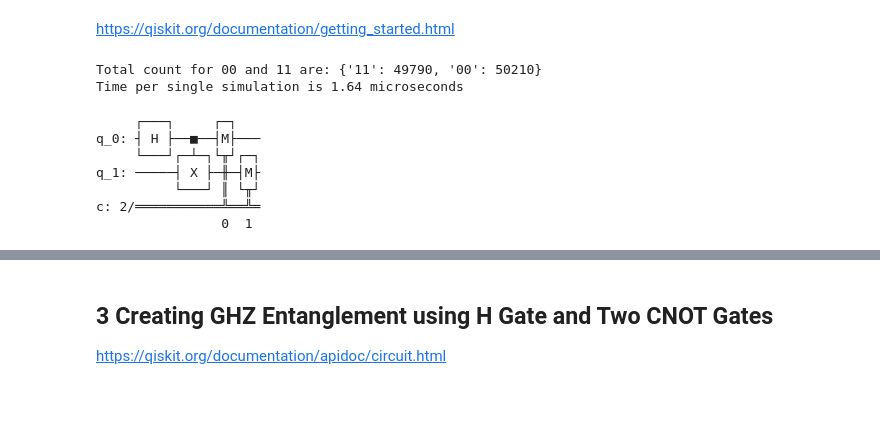
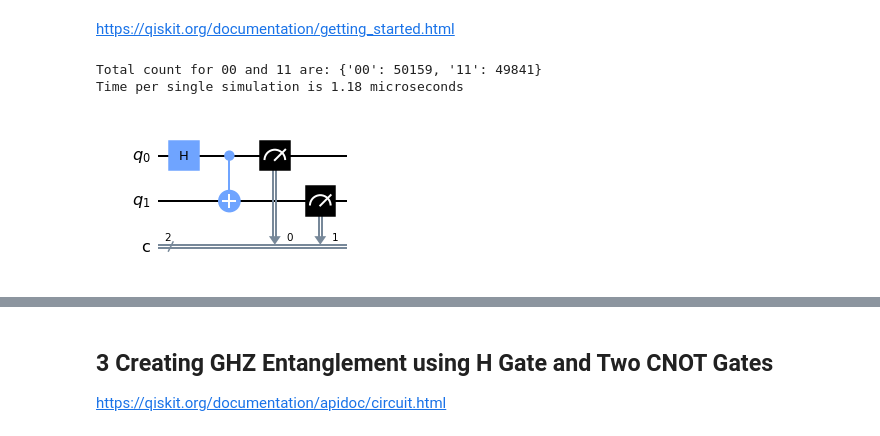
Before and after one commit to caitaozhan/testing, a Jupyter notebook: quantum/IBM-qiskit/hello_quantum_world.ipynb, the cells around one changed output, grey strips where cells are left out. Drawn from its saved outputs; the diff is of its cells as text; code cells hidden in the pictures; blank space fills up the shorter version.

```diff
--- a/quantum/IBM-qiskit/hello_quantum_world.ipynb
+++ b/quantum/IBM-qiskit/hello_quantum_world.ipynb
@@ -75,31 +68,25 @@ https://qiskit.org/documentation/getting_started.html
 # %%
 circuit = QuantumCircuit(2, 2)
 circuit.h(0)
 circuit.cx(0, 1)
 circuit.measure([0, 1], [0, 1])
 
 simulator = QasmSimulator()
 compiled_circuit = transpile(circuit, simulator)
 shots = 100_000
 start = time.time()
 job = simulator.run(compiled_circuit, shots=shots)
 result = job.result()
 elapse = time.time() - start
 counts = result.get_counts(compiled_circuit)
 
 print(f'Total count for 00 and 11 are: {counts}')
 print(f'Time per single simulation is {elapse/shots*1e6:.2f} microseconds')
-circuit.draw()
+circuit.draw('mpl')
 # %% [output]
-Total count for 00 and 11 are: {'11': 49790, '00': 50210}
-Time per single simulation is 1.64 microseconds
+Total count for 00 and 11 are: {'00': 50159, '11': 49841}
+Time per single simulation is 1.18 microseconds
-     ┌───┐     ┌─┐
-q_0: ┤ H ├──■──┤M├───
-     └───┘┌─┴─┐└╥┘┌─┐
-q_1: ─────┤ X ├─╫─┤M├
-          └───┘ ║ └╥┘
-c: 2/═══════════╩══╩═
-                0  1
+[figure, added]
 # %%
 plot_histogram(counts)
 # %% [output]
```
Also changed, not shown: parts of 7 cells of this notebook, 2 other files.
